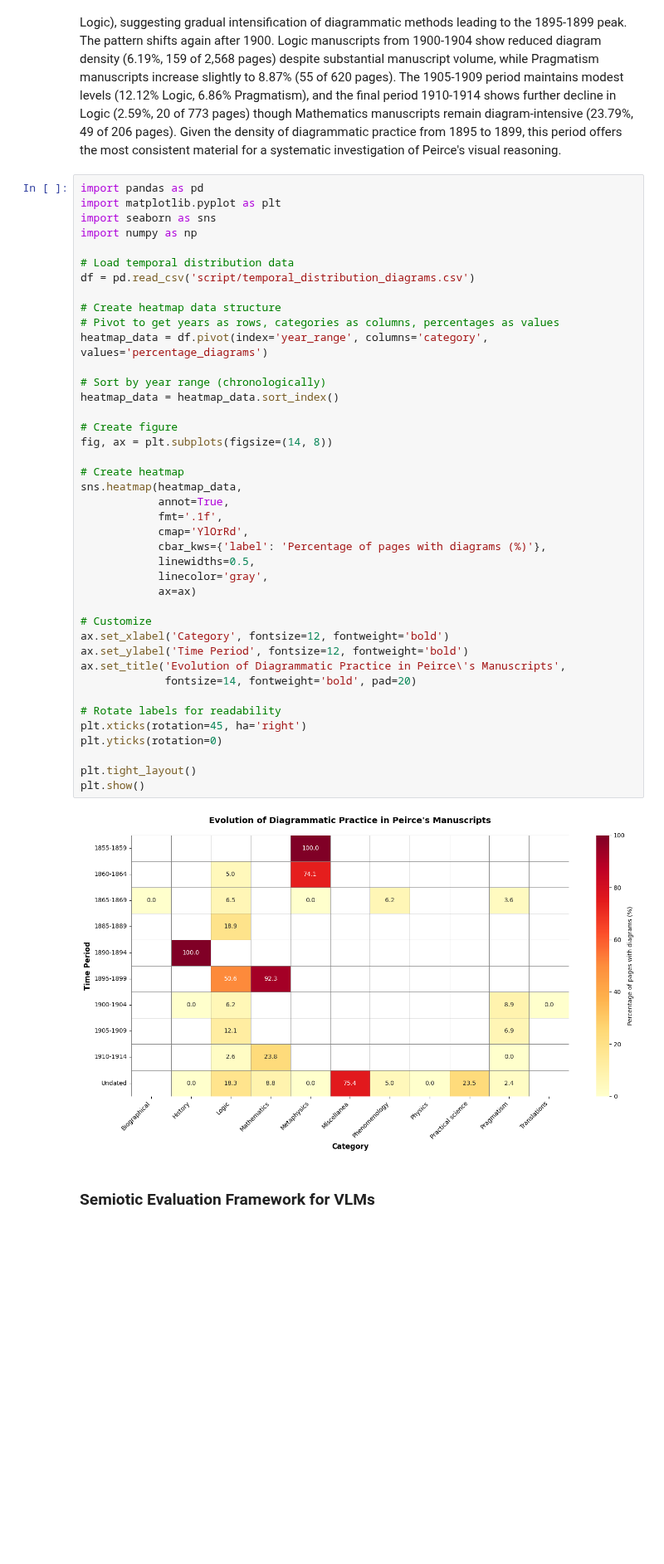
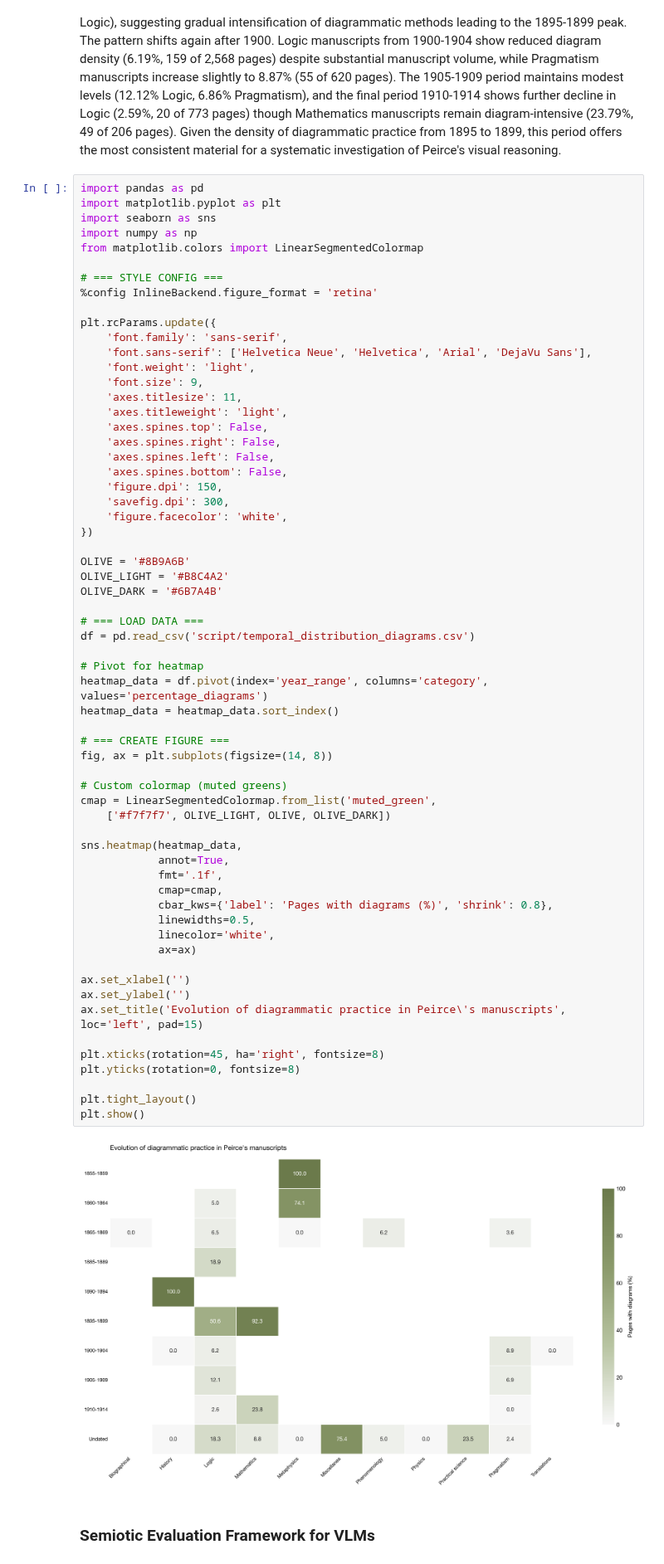
Before and after one commit to friendlynihilist/moving-pictures-of-thought-jdh, a Jupyter notebook: moving-pictures-of-thought.ipynb, the cells around one changed output. Shown at 83% size. Saved outputs shown, nothing was run; the diff lists cells and outputs as text; blank space fills up the shorter version.

```diff
--- a/moving-pictures-of-thought.ipynb
+++ b/moving-pictures-of-thought.ipynb
@@ -313,46 +341,67 @@ The pattern shifts again after 1900. Logic manuscripts from 1900-1904 show reduc
 # %%
 import pandas as pd
 import matplotlib.pyplot as plt
 import seaborn as sns
 import numpy as np
+from matplotlib.colors import LinearSegmentedColormap
 
-# Load temporal distribution data
+# === STYLE CONFIG ===
+%config InlineBackend.figure_format = 'retina'
+
+plt.rcParams.update({
+    'font.family': 'sans-serif',
+    'font.sans-serif': ['Helvetica Neue', 'Helvetica', 'Arial', 'DejaVu Sans'],
+    'font.weight': 'light',
+    'font.size': 9,
+    'axes.titlesize': 11,
+    'axes.titleweight': 'light',
+    'axes.spines.top': False,
+    'axes.spines.right': False,
+    'axes.spines.left': False,
+    'axes.spines.bottom': False,
+    'figure.dpi': 150,
+    'savefig.dpi': 300,
+    'figure.facecolor': 'white',
+})
+
+OLIVE = '#8B9A6B'
+OLIVE_LIGHT = '#B8C4A2'
+OLIVE_DARK = '#6B7A4B'
+
+# === LOAD DATA ===
 df = pd.read_csv('script/temporal_distribution_diagrams.csv')
 
-# Create heatmap data structure
-# Pivot to get years as rows, categories as columns, percentages as values
+# Pivot for heatmap
 heatmap_data = df.pivot(index='year_range', columns='category', values='percentage_diagrams')
-
-# Sort by year range (chronologically)
 heatmap_data = heatmap_data.sort_index()
 
-# Create figure
+# === CREATE FIGURE ===
 fig, ax = plt.subplots(figsize=(14, 8))
 
-# Create heatmap
+# Custom colormap (muted greens)
+cmap = LinearSegmentedColormap.from_list('muted_green',
+    ['#f7f7f7', OLIVE_LIGHT, OLIVE, OLIVE_DARK])
+
 sns.heatmap(heatmap_data,
             annot=True,
             fmt='.1f',
-            cmap='YlOrRd',
-            cbar_kws={'label': 'Percentage of pages with diagrams (%)'},
+            cmap=cmap,
+            cbar_kws={'label': 'Pages with diagrams (%)', 'shrink': 0.8},
             linewidths=0.5,
-            linecolor='gray',
+            linecolor='white',
             ax=ax)
 
-# Customize
-ax.set_xlabel('Category', fontsize=12, fontweight='bold')
-ax.set_ylabel('Time Period', fontsize=12, fontweight='bold')
-ax.set_title('Evolution of Diagrammatic Practice in Peirce\'s Manuscripts',
-             fontsize=14, fontweight='bold', pad=20)
+ax.set_xlabel('')
+ax.set_ylabel('')
+ax.set_title('Evolution of diagrammatic practice in Peirce\'s manuscripts', loc='left', pad=15)
 
-# Rotate labels for readability
-plt.xticks(rotation=45, ha='right')
-plt.yticks(rotation=0)
+plt.xticks(rotation=45, ha='right', fontsize=8)
+plt.yticks(rotation=0, fontsize=8)
 
 plt.tight_layout()
 plt.show()
 # %% [output]
-[figure, old version]
+[figure, new version]
 # %% [markdown]
 ### Semiotic Evaluation Framework for VLMs
 # %% [markdown]
```
Also changed, not shown: parts of 5 cells of this notebook.
